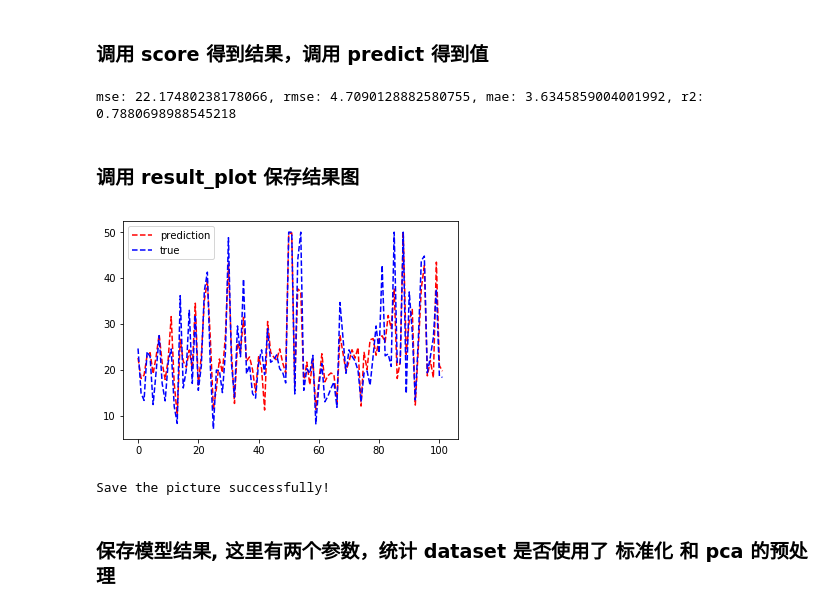
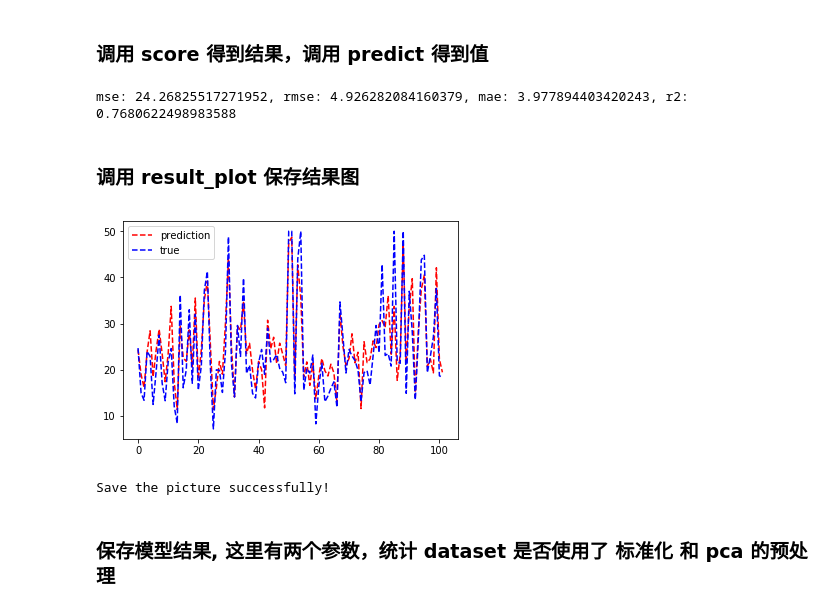
Before and after one commit to wu-zhengdong/dl-frames, a Jupyter notebook: CNN Example (Regression).ipynb, the cells around one changed output. Cells and saved outputs as stored; diff of their text form; code cells hidden in the pictures.

```diff
--- a/CNN Example (Regression).ipynb
+++ b/CNN Example (Regression).ipynb
@@ -60,7 +60,7 @@ dropout: 默认为 0，即不采用，这个参数是为了防止训练过拟合
 epoch: 训练批次，默认 2000
 batch_size: 默认 128
 '''
-cnn = CNN(channel_numbers=[64, 32], learning_rate=[1e-3, 1e-5, 1e-7], epoch=1000, batch_size=256) # 采用梯度衰减策略
+cnn = CNN(channel_numbers=[64, 32], learning_rate=[1e-3, 1e-5, 1e-7], epoch=500, batch_size=256) # 采用梯度衰减策略
 # %%
 %%time
 cnn.fit(X_train_poly_100, y_train)
@@ -83,20 +78,24 @@ Wall time: 55.5 s
 # %%
 cnn.score(X_test_poly_100, y_test)
 # %% [output]
-mse: 22.17480238178066, rmse: 4.7090128882580755, mae: 3.6345859004001992, r2: 0.7880698988545218
+mse: 24.26825517271952, rmse: 4.926282084160379, mae: 3.977894403420243, r2: 0.7680622498983588
 # %% [markdown]
 ### 调用 result_plot 保存结果图
 # %%
+'''
+传入 X_test, y_test, save_file, is_show 四个参数
+is_show 默认为 False，即不显示图片
+'''
 import os
 
 save_path = './Example_save_resultes/Regression/save_pngs'
 if not os.path.exists(save_path):
     os.makedirs(save_path)
 
 save_png = os.path.join(save_path, 'cnn_picture.png')
 cnn.result_plot(X_test_poly_100, y_test, save_file=save_png, is_show=True)
 # %% [output]
-[figure, old version]
+[figure, new version]
 Save the picture successfully!
 # %% [markdown]
 ### 保存模型结果, 这里有两个参数，统计 dataset 是否使用了 标准化 和 pca 的预处理
```
Also changed, not shown: parts of 3 cells of this notebook, 28 other files.
